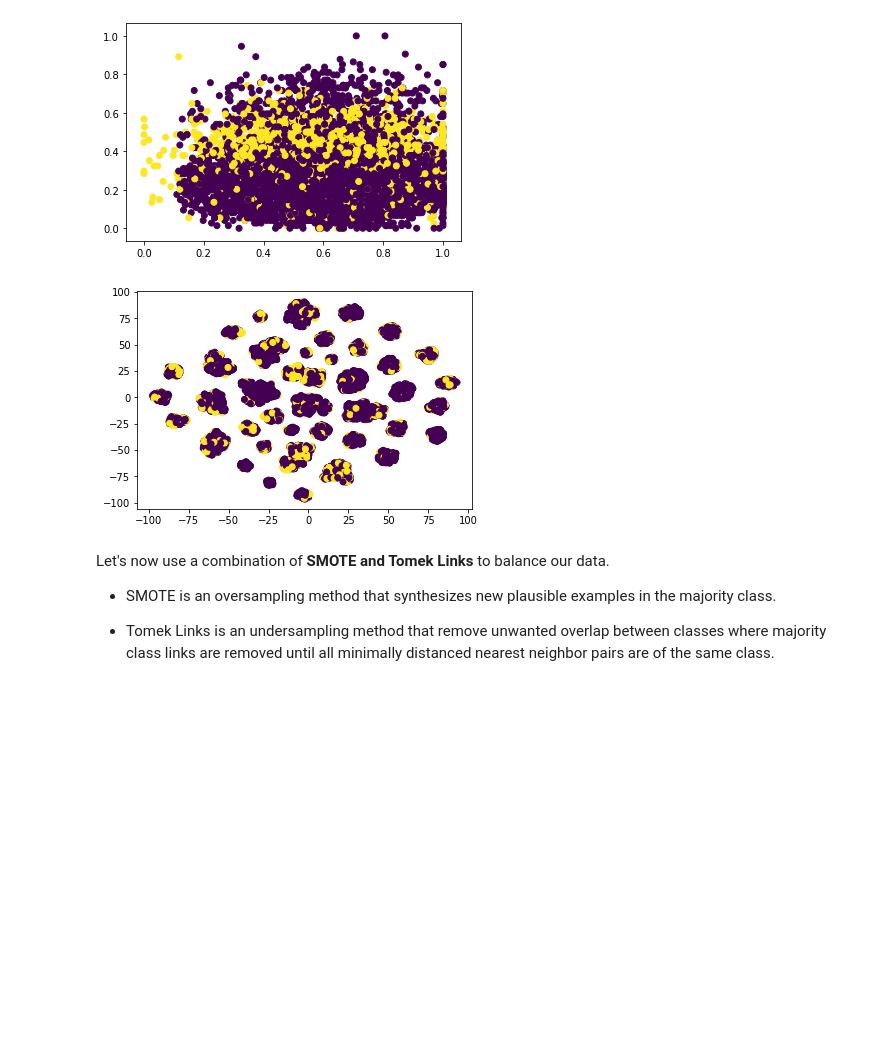
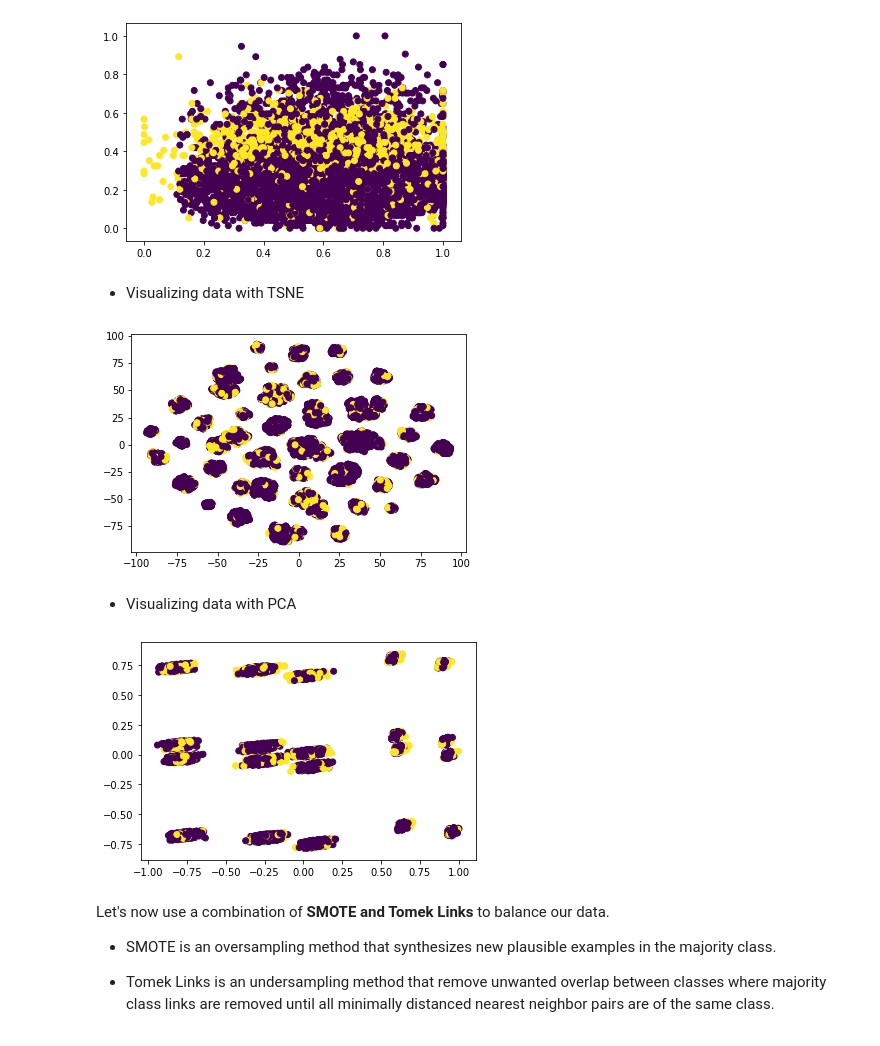
Before and after one commit to ironhack-bcn-data-june-2020/project-ml-bank-churn, a Jupyter notebook: ML_RFC.ipynb, the cells around one changed output. Drawn from its saved outputs; the diff is of its cells as text; code cells hidden in the pictures; blank space fills up the shorter version.

```diff
--- a/ML_RFC.ipynb
+++ b/ML_RFC.ipynb
@@ -190,7 +232,17 @@ X_red = TSNE().fit_transform(X)
+# %% [markdown]
+- Visualizing data with TSNE
 # %%
+X_red = TSNE().fit_transform(X)
 plt.scatter(X_red[:,0],X_red[:,1], c=y);
 # %% [output]
-[figure, old version]
+[figure, new version]
+# %% [markdown]
+- Visualizing data with PCA
+# %%
+x_pcs = PCA().fit_transform(X)
+plt.scatter(x_pcs[:,0], x_pcs[:,1], c=y);
+# %% [output]
+[figure, added]
 # %% [markdown]
 Let's now use a combination of **SMOTE and Tomek Links** to balance our data.
 
```
Also changed, not shown: parts of 99 cells of this notebook.
